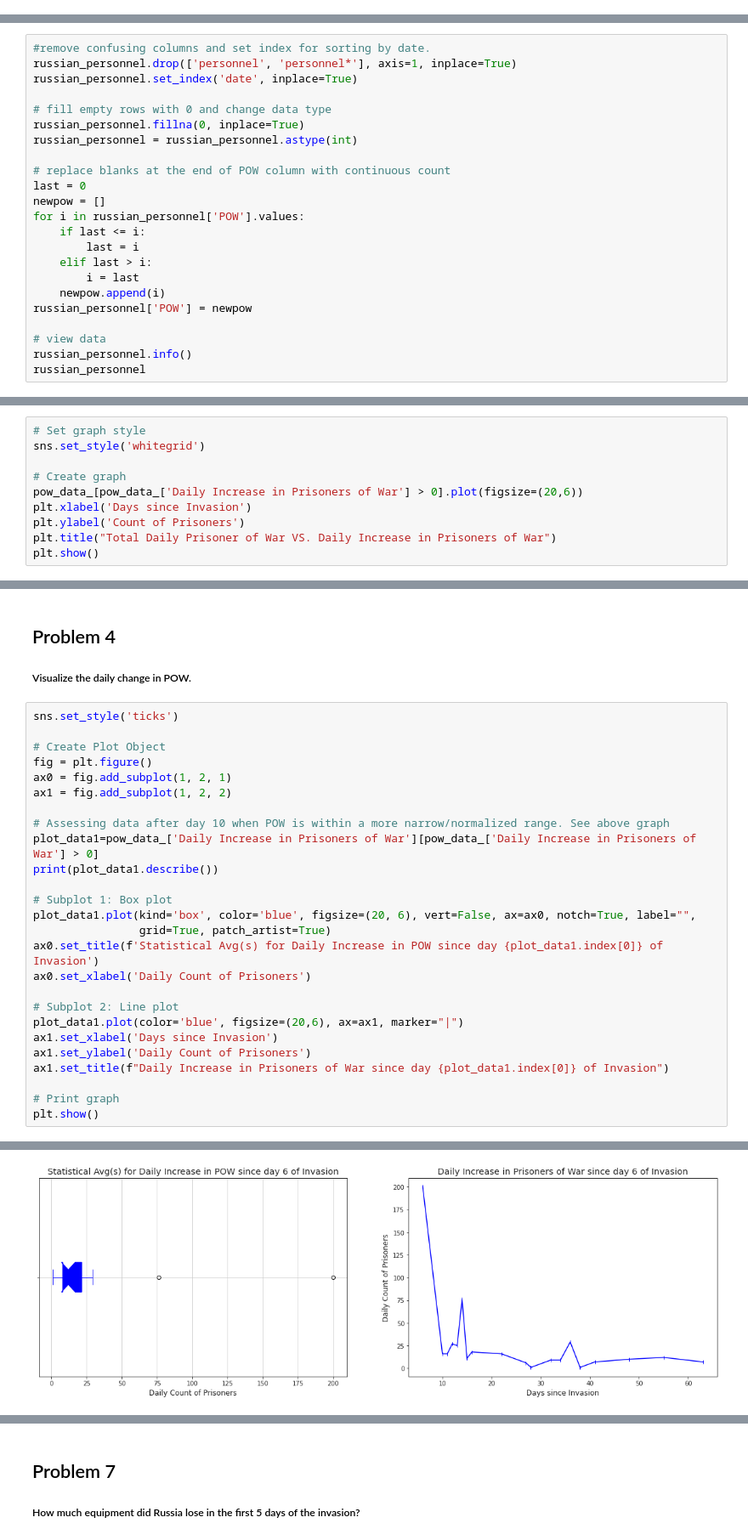
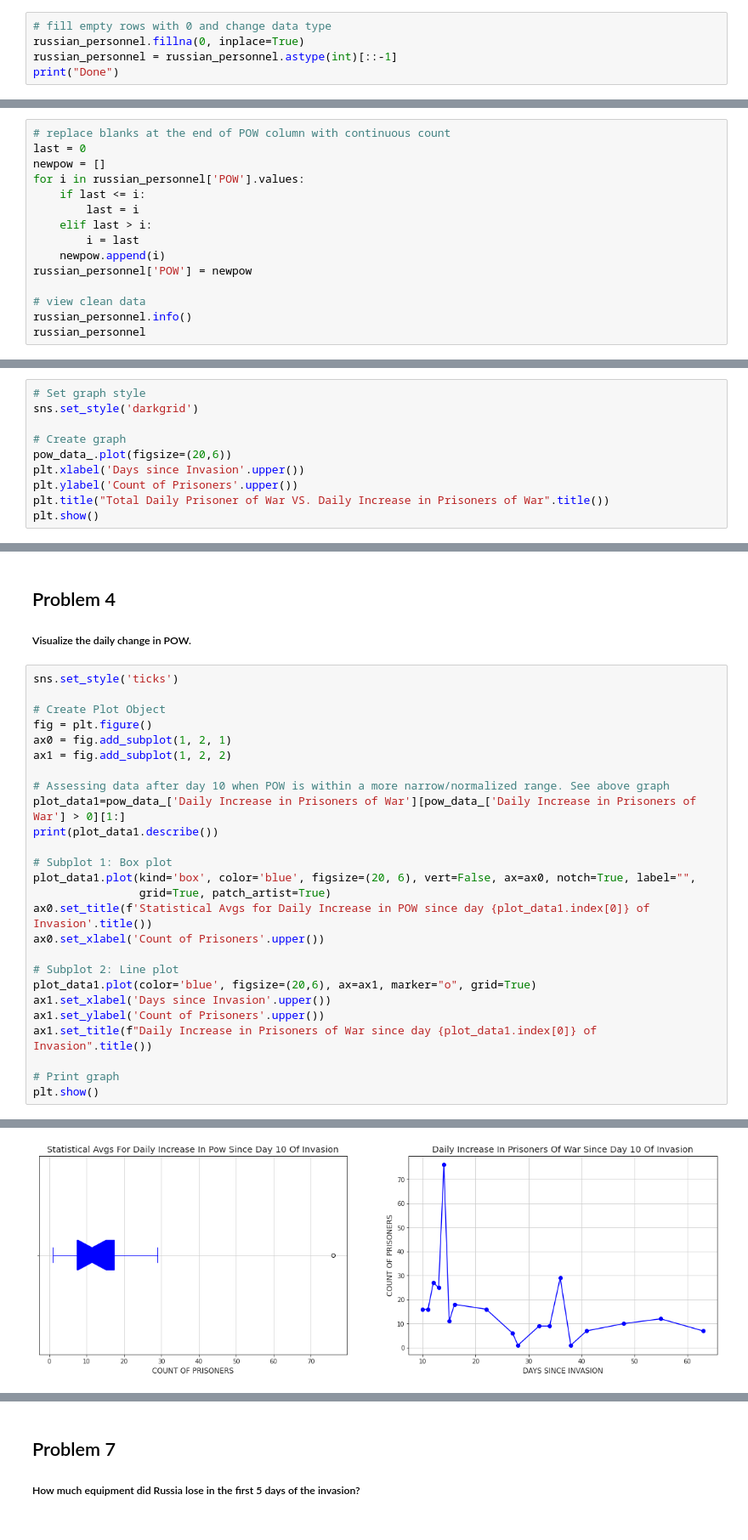
Before and after one commit to Sonya-7/Russian_Invasion_of_Ukraine, a Jupyter notebook: russian-invasion-of-ukraine.ipynb, the cells around one changed output, grey strips where cells are left out. Shown at 85% size. Drawn from its saved outputs; the diff is of its cells as text.

```diff
--- a/russian-invasion-of-ukraine.ipynb
+++ b/russian-invasion-of-ukraine.ipynb
@@ -63,0 +102,5 @@ russian_personnel
+# %%
+# fill empty rows with 0 and change data type
+russian_personnel.fillna(0, inplace=True)
+russian_personnel = russian_personnel.astype(int)[::-1]
+print("Done")
@@ -64,12 +109,4 @@ russian_personnel
 # %%
-#remove confusing columns and set index for sorting by date.
-russian_personnel.drop(['personnel', 'personnel*'], axis=1, inplace=True)
-russian_personnel.set_index('date', inplace=True)
-
-# fill empty rows with 0 and change data type
-russian_personnel.fillna(0, inplace=True)
-russian_personnel = russian_personnel.astype(int)
-
 # replace blanks at the end of POW column with continuous count
 last = 0
 newpow = []
@@ -81,7 +118,7 @@ for i in russian_personnel['POW'].values:
     newpow.append(i)
 russian_personnel['POW'] = newpow
 
-# view data
+# view clean data
 russian_personnel.info()
 russian_personnel
 # %% [output]
@@ -333,11 +487,11 @@ pow_data_
 # %%
 # Set graph style
-sns.set_style('whitegrid')
+sns.set_style('darkgrid')
 
 # Create graph
-pow_data_[pow_data_['Daily Increase in Prisoners of War'] > 0].plot(figsize=(20,6))
-plt.xlabel('Days since Invasion')
-plt.ylabel('Count of Prisoners')
-plt.title("Total Daily Prisoner of War VS. Daily Increase in Prisoners of War")
+pow_data_.plot(figsize=(20,6))
+plt.xlabel('Days since Invasion'.upper())
+plt.ylabel('Count of Prisoners'.upper())
+plt.title("Total Daily Prisoner of War VS. Daily Increase in Prisoners of War".title())
 plt.show()
 # %% [output]
@@ -354,20 +508,20 @@ ax0 = fig.add_subplot(1, 2, 1)
 ax1 = fig.add_subplot(1, 2, 2)
 
 # Assessing data after day 10 when POW is within a more narrow/normalized range. See above graph
-plot_data1=pow_data_['Daily Increase in Prisoners of War'][pow_data_['Daily Increase in Prisoners of War'] > 0]
+plot_data1=pow_data_['Daily Increase in Prisoners of War'][pow_data_['Daily Increase in Prisoners of War'] > 0][1:]
 print(plot_data1.describe())
 
 # Subplot 1: Box plot
 plot_data1.plot(kind='box', color='blue', figsize=(20, 6), vert=False, ax=ax0, notch=True, label="",
                 grid=True, patch_artist=True)
-ax0.set_title(f'Statistical Avg(s) for Daily Increase in POW since day {plot_data1.index[0]} of Invasion')
-ax0.set_xlabel('Daily Count of Prisoners')
+ax0.set_title(f'Statistical Avgs for Daily Increase in POW since day {plot_data1.index[0]} of Invasion'.title())
+ax0.set_xlabel('Count of Prisoners'.upper())
 
 # Subplot 2: Line plot
-plot_data1.plot(color='blue', figsize=(20,6), ax=ax1, marker="|")
-ax1.set_xlabel('Days since Invasion')
-ax1.set_ylabel('Daily Count of Prisoners')
-ax1.set_title(f"Daily Increase in Prisoners of War since day {plot_data1.index[0]} of Invasion")
+plot_data1.plot(color='blue', figsize=(20,6), ax=ax1, marker="o", grid=True)
+ax1.set_xlabel('Days since Invasion'.upper())
+ax1.set_ylabel('Count of Prisoners'.upper())
+ax1.set_title(f"Daily Increase in Prisoners of War since day {plot_data1.index[0]} of Invasion".title())
 
 # Print graph
 plt.show()
@@ -383,3 +537,3 @@ max      200.000000
 Name: Daily Increase in Prisoners of War, dtype: float64
-[figure, old version]
+[figure, new version]
 # %%
```
Also changed, not shown: parts of 50 cells of this notebook.
